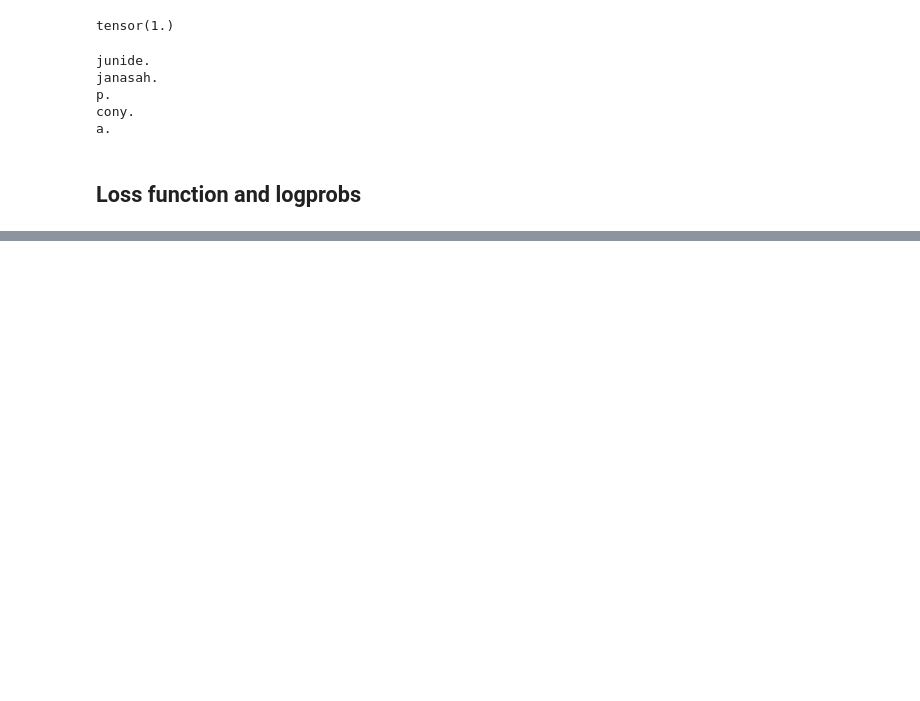
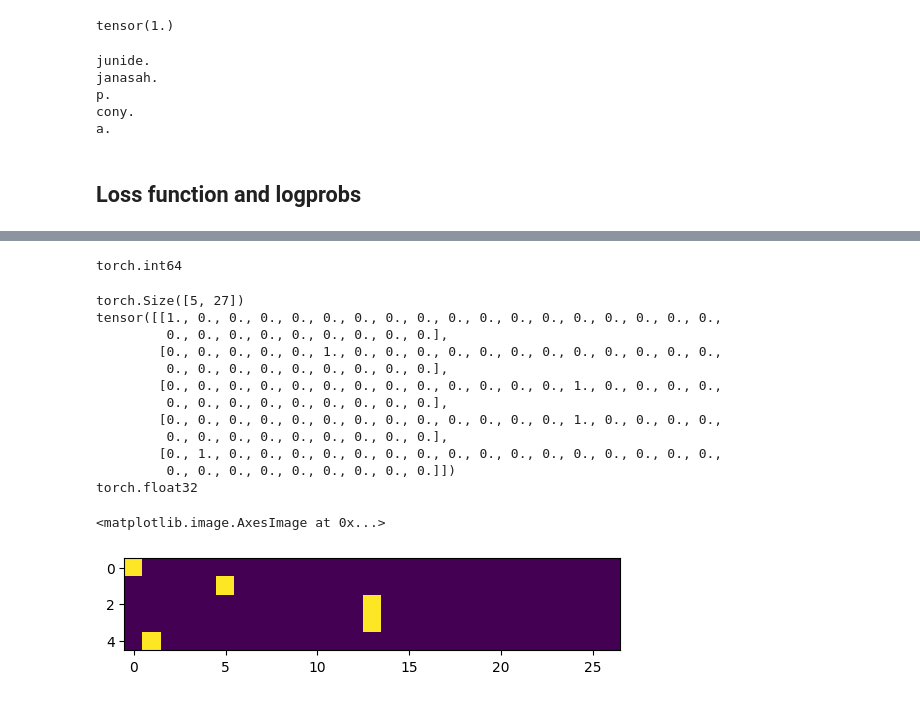
Before and after one commit to sanjeev3/makemore, a Jupyter notebook: build_makemore.ipynb, the cells around one changed output, grey strips where cells are left out. Cells and saved outputs as stored; diff of their text form; code cells hidden in the pictures; blank space fills up the shorter version.

```diff
--- a/build_makemore.ipynb
+++ b/build_makemore.ipynb
@@ -695,0 +829,28 @@ nll=tensor(24.3305)
+# %%
+# integer data type not good for training set
+xenc.dtype
+# %% [output]
+torch.int64
+# %%
+# Create a floating training set of bigrams by converting xs and ys to one-hot vectors
+import torch.nn.functional as F
+xenc = F.one_hot(xs, num_classes=27).float() # convert to float
+print (xenc.shape)
+print (xenc)
+print (xenc.dtype)
+plt.imshow(xenc)
+# %% [output]
+torch.Size([5, 27])
+tensor([[1., 0., 0., 0., 0., 0., 0., 0., 0., 0., 0., 0., 0., 0., 0., 0., 0., 0.,
+         0., 0., 0., 0., 0., 0., 0., 0., 0.],
+        [0., 0., 0., 0., 0., 1., 0., 0., 0., 0., 0., 0., 0., 0., 0., 0., 0., 0.,
+         0., 0., 0., 0., 0., 0., 0., 0., 0.],
+        [0., 0., 0., 0., 0., 0., 0., 0., 0., 0., 0., 0., 0., 1., 0., 0., 0., 0.,
+         0., 0., 0., 0., 0., 0., 0., 0., 0.],
+        [0., 0., 0., 0., 0., 0., 0., 0., 0., 0., 0., 0., 0., 1., 0., 0., 0., 0.,
+         0., 0., 0., 0., 0., 0., 0., 0., 0.],
+        [0., 1., 0., 0., 0., 0., 0., 0., 0., 0., 0., 0., 0., 0., 0., 0., 0., 0.,
+         0., 0., 0., 0., 0., 0., 0., 0., 0.]])
+torch.float32
+<matplotlib.image.AxesImage at 0x...>
+[figure, added]
```
Also changed, not shown: parts of 55 cells of this notebook, 1 other file.
